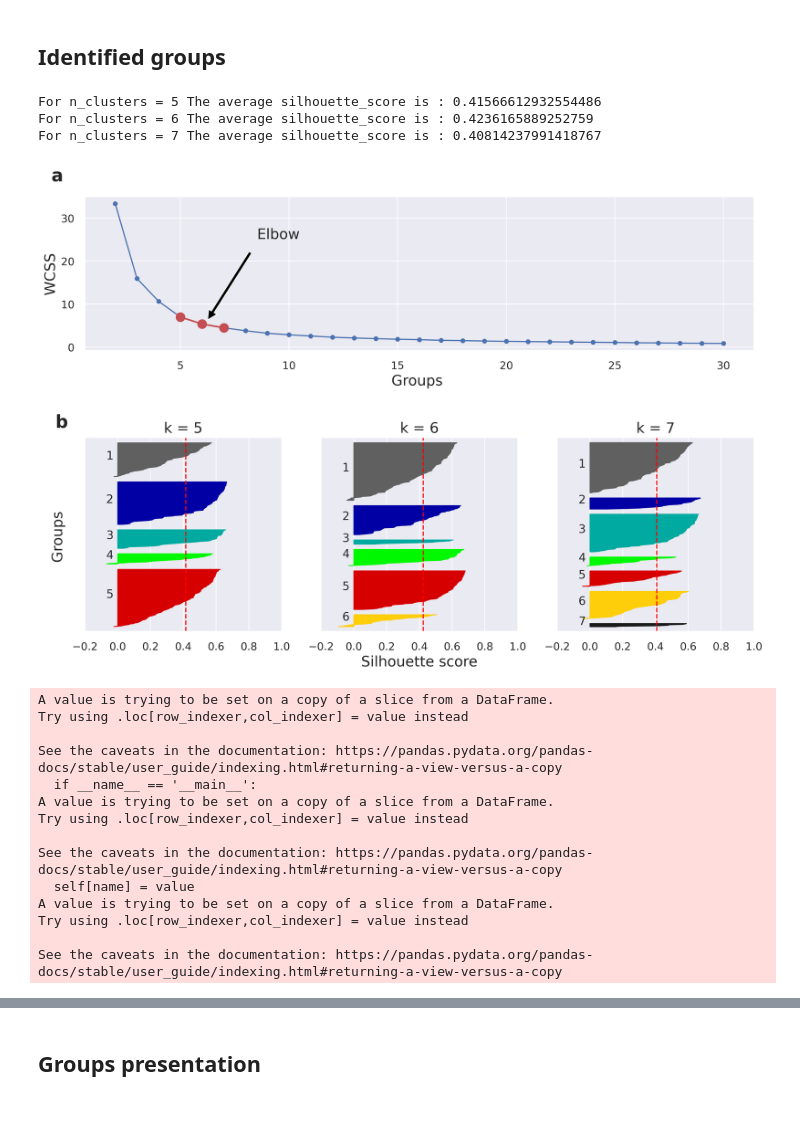
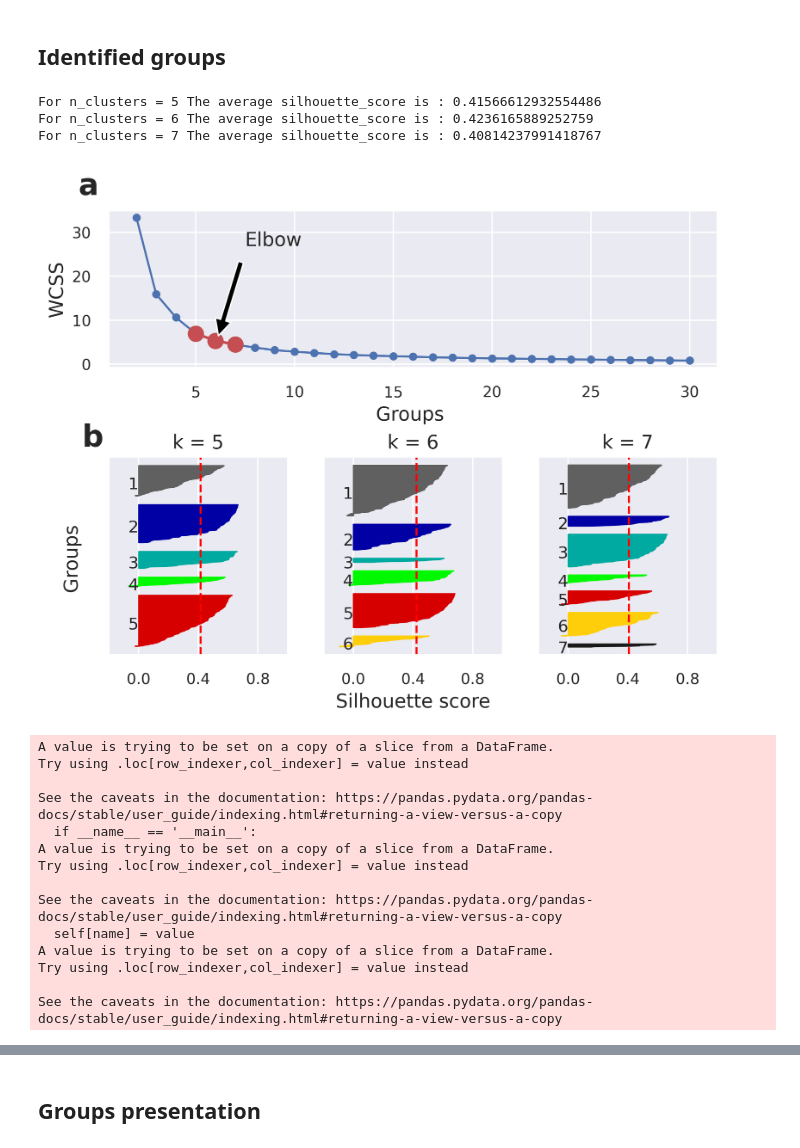
Before and after one commit to lucas-fpaiva/matopiba_emissions, a Jupyter notebook: code/groups.ipynb, the cells around one changed output, grey strips where cells are left out. Cells and saved outputs as stored; diff of their text form; code cells hidden in the pictures; blank space fills up the shorter version.

```diff
--- a/code/groups.ipynb
+++ b/code/groups.ipynb
@@ -37,7 +43,7 @@ fatal: destination path 'matopiba_emissions' already exists and is not an empty
 ### Data cleaning
 # %%
 df = pd.read_csv('/content/matopiba_emissions/data/data.csv',
-              error_bad_lines=False, encoding='latin-1',sep=';')
+              error_bad_lines=False, encoding='utf-8',sep=';')
 df['emi_energy_2018']=pd.to_numeric(df['emi_energy_2018'],errors='coerce')
 
 
@@ -151,7 +157,7 @@ def silhouette_plot_(X,range_n,lim):
   inertias = [model.inertia_ for model in kmeans_per_k]
 
   k_opt = number_of_clusters(inertias,[1,lim])
-  fig = plt.figure(figsize = (15, 10), dpi = 300)
+  fig = plt.figure(figsize = (8, 6), dpi = 300)
   gs = gridspec.GridSpec(11, 3)
   ax = fig.add_subplot(gs[0:4, :])
   ax.plot(range(2,lim+1), inertias, "bo-")
@@ -197,12 +203,12 @@ def silhouette_plot_(X,range_n,lim):
     # Compute the silhouette scores for each sample
     sample_silhouette_values = silhouette_samples(X, cluster_labels)
 
-    y_lower = 10
+    y_lower = 20
 
     ax = fig.add_subplot(gs[6:11, j])
     ax.grid(True)
     ax.set_yticks([])  # Clear the yaxis labels / ticks
-    ax.set_xticks([-0.2, 0, 0.2, 0.4, 0.6, 0.8, 1])
+    ax.set_xticks([0,  0.4,  0.8])
     ax.plot(np.arange(1., 0., -0.1) * 2000., np.arange(1., 0., -0.1))
 
 
@@ -225,12 +231,12 @@ def silhouette_plot_(X,range_n,lim):
                         facecolor=color, edgecolor=color, alpha=1)
 
       # Label the silhouette plots with their cluster numbers at the middle
-      ax.text(-0.07, y_lower + 0.5 * size_cluster_i, str(i+1))
+      ax.text(-0.07, y_lower-20 + 0.5 * size_cluster_i, str(i+1))
 
       # Compute the new y_lower for next plot
-      y_lower = y_upper + 10  # 10 for the 0 samples
+      y_lower = y_upper + 20  # 10 for the 0 samples
 
-      ax.set_title("k = "+str(n_clusters),fontsize=fontsize)
+      ax.set_title("\nk = "+str(n_clusters),fontsize=fontsize)
     if j==1:
       ax.set_xlabel("Silhouette score", fontsize=fontsize)
     if j==0:
@@ -242,7 +248,7 @@ def silhouette_plot_(X,range_n,lim):
     ax.set_xlim([-0.2, 1])
       # The (n_clusters+1)*10 is for inserting blank space between silhouette
       # plots of individual clusters, to demarcate them clearly.
-    ax.set_ylim([0, X.shape[0] + (n_clusters + 1) * 10])
+    ax.set_ylim([0, X.shape[0] + (n_clusters + 1) * 20])
     ax.axvline(x=silhouette_avg, color="red", linestyle="--")
   plt.savefig("/content/matopiba_emissions/output/figure1.pdf", format="pdf", dpi=1000)
   plt.show()
@@ -255,31 +261,31 @@ correct_color = [(0.3764705882352941, 0.3764705882352941, 0.3764705882352941, 1)
                  (1.0, 0.807843137254902, 0.0392156862745098, 1),
                  (0.1, 0.1, 0.1, 1)]
 # %%
-fontsize = 18
+fontsize = 14
 menork = 5
 maiork = 7
 range_n = range(menork,maiork+1)
 lim = 30
 sns.set_theme()
-sns.set(font_scale = 1.2)
+sns.set(font_scale = 1)
 silhouette_plot_(data_proces[features],range_n,lim)
 data['group'] = model_top.predict(data_proces[features])
 
 
 data.to_csv('/content/matopiba_emissions/output/matopiba_groups.csv')
 data.group = data.group+1
 lista = []
 for g in data.group:
     lista.append(str("G"+str(g)))
 
 
 data['group_name'] = lista
 data.head()
 # %% [output]
 For n_clusters = 5 The average silhouette_score is : 0.41566612932554486
 For n_clusters = 6 The average silhouette_score is : 0.4236165889252759
 For n_clusters = 7 The average silhouette_score is : 0.40814237991418767
-[figure, old version]
+[figure, new version]
 A value is trying to be set on a copy of a slice from a DataFrame.
 Try using .loc[row_indexer,col_indexer] = value instead
 
```
Also changed, not shown: parts of 14 cells of this notebook.
